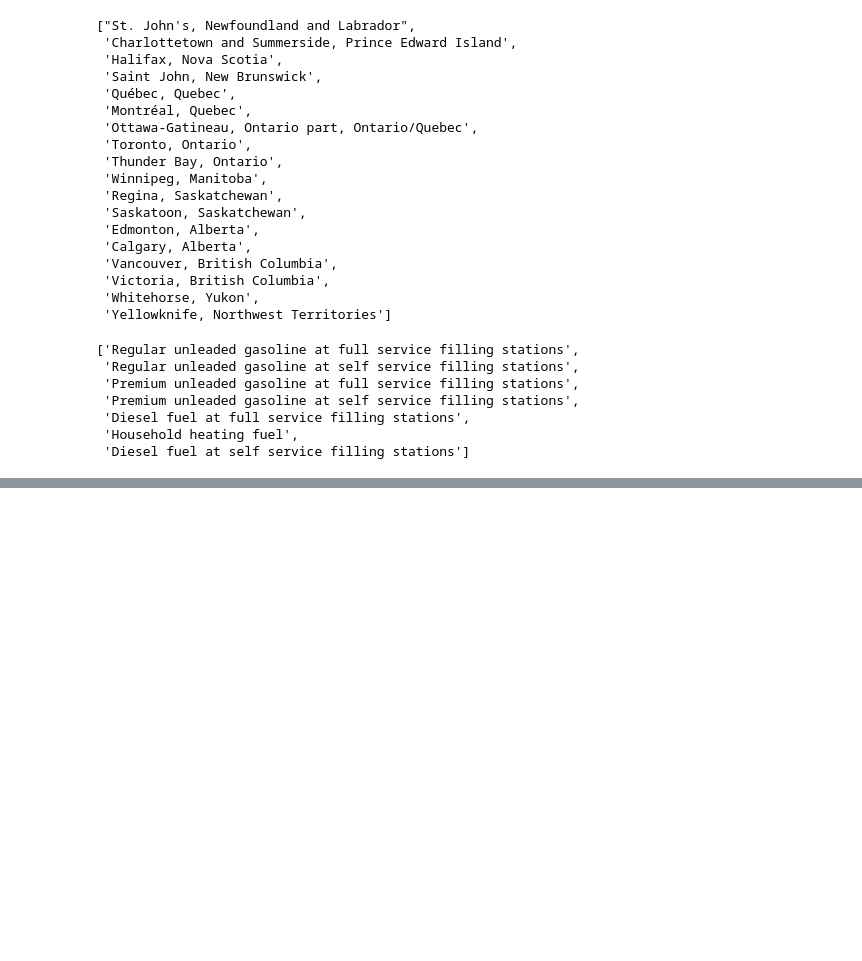
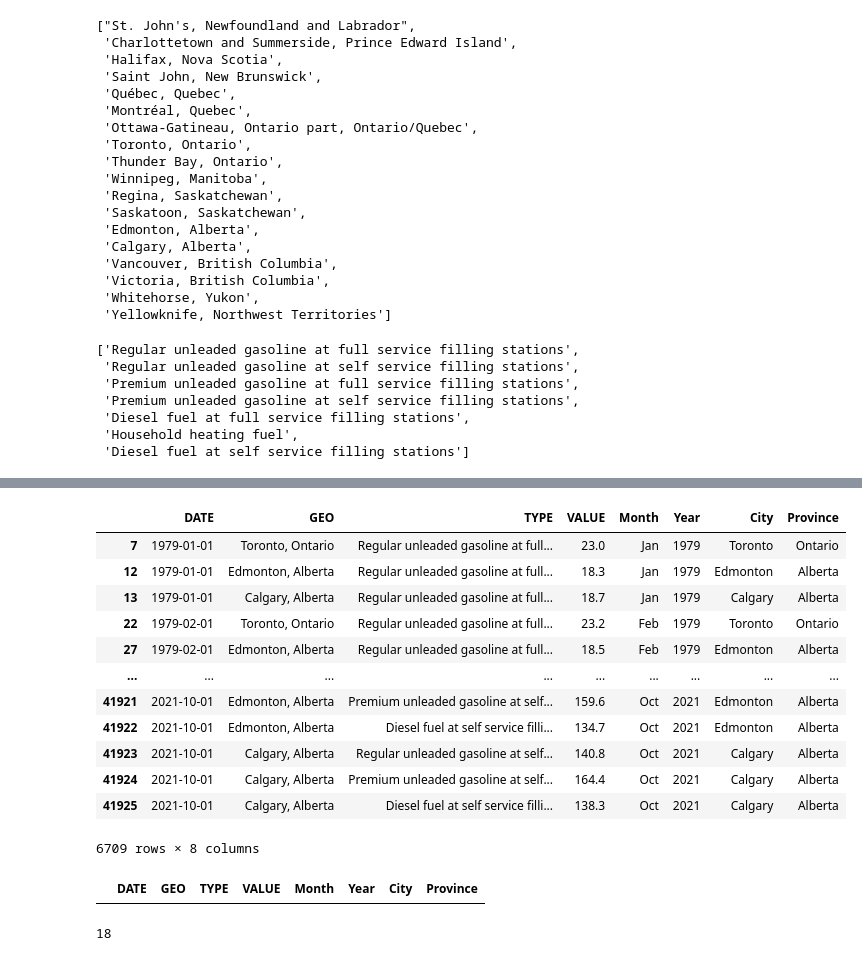
Before and after one commit to Zaki2409/canadian-gas-prices-analysis-EDA, a Jupyter notebook: Canadian Gasoline Prices EDA.ipynb, the cells around one changed output, grey strips where cells are left out. Drawn from its saved outputs; the diff is of its cells as text; code cells hidden in the pictures; blank space fills up the shorter version.

Commit message:
Data Filtering

```diff
--- a/Canadian Gasoline Prices EDA.ipynb
+++ b/Canadian Gasoline Prices EDA.ipynb
@@ -84,0 +90,3 @@ data.head()
+# %%
+data[['City', 'Province']] = data['GEO'].str.split(',', n=1, expand=True)
+data.head()
@@ -154,0 +225,25 @@ data.TYPE.unique().tolist()
+# %%
+#Alternatively, we can use isin method to select multiple locations.
+cities = ['Calgary', 'Toronto', 'Edmonton']
+CTE = data[data.City.isin(cities)]
+CTE
+# %% [output]
+|  | DATE | GEO | TYPE | VALUE | Month | Year | City | Province |
+| 7 | 1979-01-01 | Toronto, Ontario | Regular unleaded gasoline at full... | 23.0 | Jan | 1979 | Toronto | Ontario |
+| 12 | 1979-01-01 | Edmonton, Alberta | Regular unleaded gasoline at full... | 18.3 | Jan | 1979 | Edmonton | Alberta |
+| 13 | 1979-01-01 | Calgary, Alberta | Regular unleaded gasoline at full... | 18.7 | Jan | 1979 | Calgary | Alberta |
+| 22 | 1979-02-01 | Toronto, Ontario | Regular unleaded gasoline at full... | 23.2 | Feb | 1979 | Toronto | Ontario |
+| 27 | 1979-02-01 | Edmonton, Alberta | Regular unleaded gasoline at full... | 18.5 | Feb | 1979 | Edmonton | Alberta |
+| ... | ... | ... | ... | ... | ... | ... | ... | ... |
+| 41921 | 2021-10-01 | Edmonton, Alberta | Premium unleaded gasoline at self... | 159.6 | Oct | 2021 | Edmonton | Alberta |
+| 41922 | 2021-10-01 | Edmonton, Alberta | Diesel fuel at self service filli... | 134.7 | Oct | 2021 | Edmonton | Alberta |
+| 41923 | 2021-10-01 | Calgary, Alberta | Regular unleaded gasoline at self... | 140.8 | Oct | 2021 | Calgary | Alberta |
+| 41924 | 2021-10-01 | Calgary, Alberta | Premium unleaded gasoline at self... | 164.4 | Oct | 2021 | Calgary | Alberta |
+| 41925 | 2021-10-01 | Calgary, Alberta | Diesel fuel at self service filli... | 138.3 | Oct | 2021 | Calgary | Alberta |
+6709 rows × 8 columns
+# %%
+#selecting the data that shows the price of the 'household heating fuel', in Vancouver, in 1990.
+temp_data = data[(data['Year']== 1990 ) & (data['TYPE'] == "Household heating fuel") & (data['City'] =='Vanciuver' )]
+temp_data
+# %% [output]
+|  | DATE | GEO | TYPE | VALUE | Month | Year | City | Province |
@@ -154,0 +255,5 @@ data.TYPE.unique().tolist()
+# %%
+geo = data.groupby('GEO')
+geo.ngroups
+# %% [output]
+18
```
Also changed, not shown: parts of 14 cells of this notebook.
